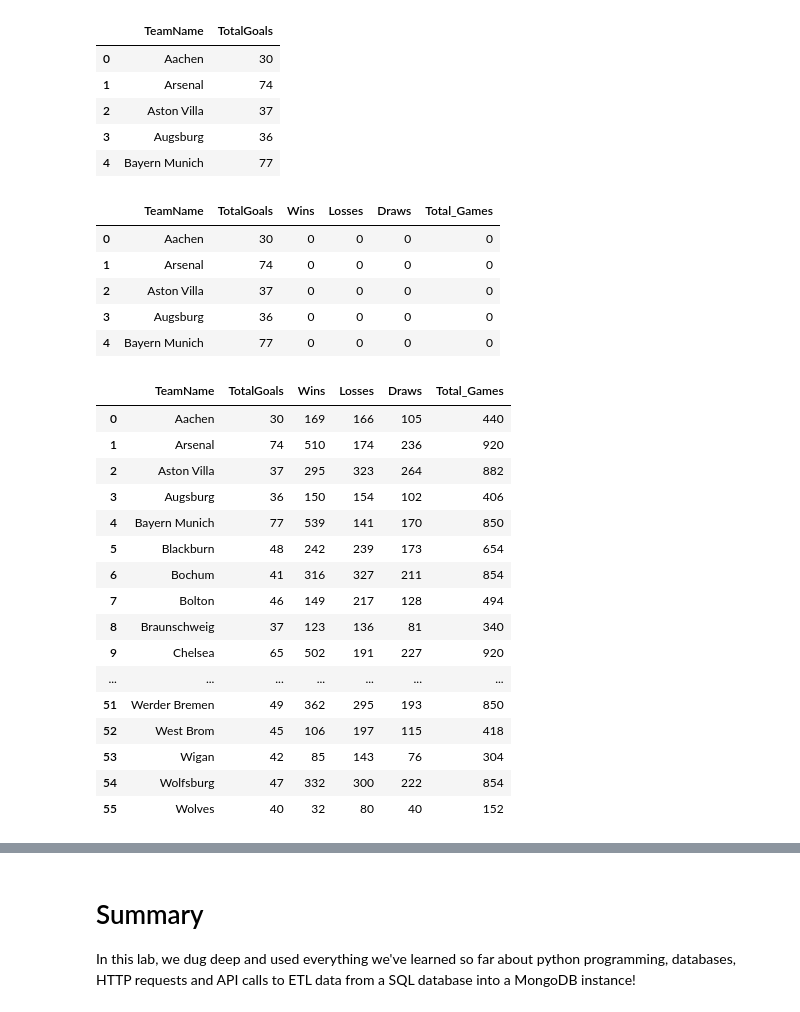
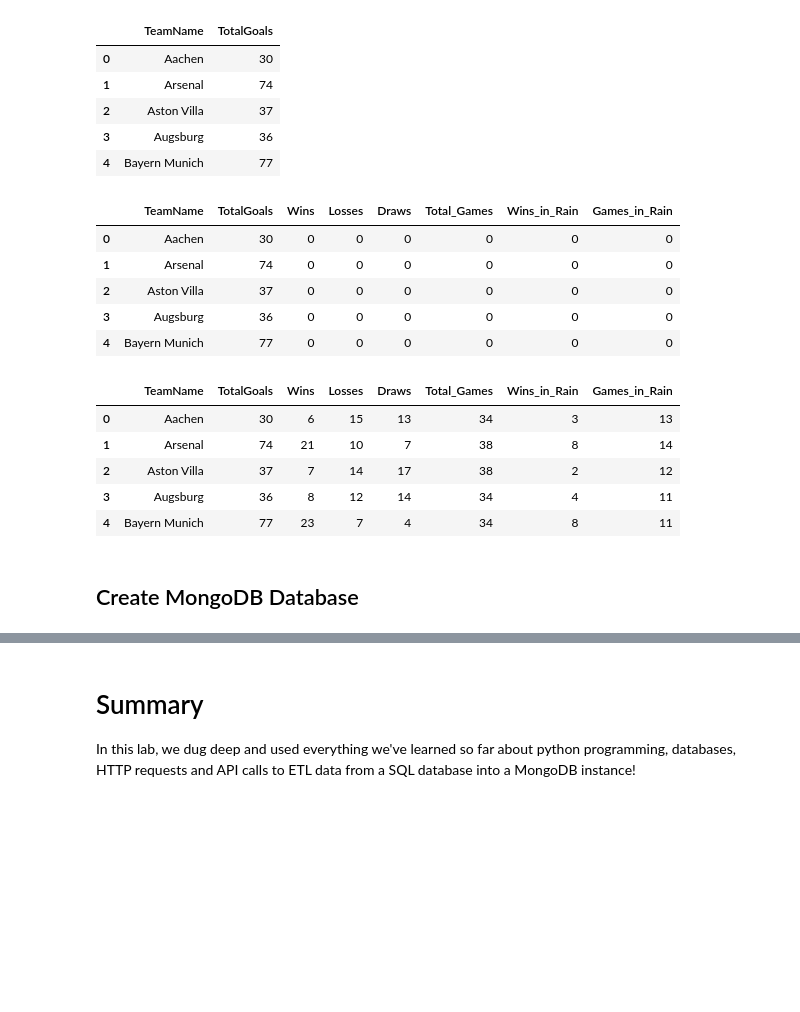
Before and after one commit to ajain1017/dsc-mod-2-lab-online-ds-pt-081219, a Jupyter notebook: index.ipynb, the cells around one changed output, grey strips where cells are left out. Cells and saved outputs as stored; diff of their text form; code cells hidden in the pictures; blank space fills up the shorter version.

```diff
--- a/index.ipynb
+++ b/index.ipynb
@@ -91,0 +102,4 @@ df_Matches.head()
+# %%
+df_Matches['Timestamp'] = np.nan
+for y in range(len(df_Matches)):
+    df_Matches.loc[[y],'Timestamp'] = (df_Matches['Date'].iloc[y].replace(tzinfo=timezone.utc).timestamp())
@@ -127,0 +146,11 @@ df_Unique_Teams.head()
+# %%
+df_Matches['Weather'] = np.nan
+for y in range(len(df_Matches)):
+    base_url = 'https://api.darksky.net/forecast/47e5f668133577877bde262eb2950de3/52.5200,13.4050,'
+    daily_url = base_url + str(df_Matches['Timestamp'].iloc[y])
+    daily_url = daily_url[:-2]
+    response = requests.get(daily_url)
+    match_json = response.json()
+    match_json.keys()
+    df_Matches.loc[[y],'Weather'] = match_json['daily']['data'][0]['icon']
+df_Matches.head()
@@ -169,20 +202,21 @@ df.head()
 | 3 | Augsburg | 36 |
 | 4 | Bayern Munich | 77 |
 # %%
-import numpy as np
 df['Wins'] = 0
 df['Losses'] = 0
 df['Draws'] = 0
 df['Total_Games'] = 0
+df['Wins_in_Rain'] = 0
+df['Games_in_Rain'] = 0
 # %%
 df.head()
 # %% [output]
-|  | TeamName | TotalGoals | Wins | Losses | Draws | Total_Games |
-| 0 | Aachen | 30 | 0 | 0 | 0 | 0 |
-| 1 | Arsenal | 74 | 0 | 0 | 0 | 0 |
-| 2 | Aston Villa | 37 | 0 | 0 | 0 | 0 |
-| 3 | Augsburg | 36 | 0 | 0 | 0 | 0 |
-| 4 | Bayern Munich | 77 | 0 | 0 | 0 | 0 |
+|  | TeamName | TotalGoals | Wins | Losses | Draws | Total_Games | Wins_in_Rain | Games_in_Rain |
+| 0 | Aachen | 30 | 0 | 0 | 0 | 0 | 0 | 0 |
+| 1 | Arsenal | 74 | 0 | 0 | 0 | 0 | 0 | 0 |
+| 2 | Aston Villa | 37 | 0 | 0 | 0 | 0 | 0 | 0 |
+| 3 | Augsburg | 36 | 0 | 0 | 0 | 0 | 0 | 0 |
+| 4 | Bayern Munich | 77 | 0 | 0 | 0 | 0 | 0 | 0 |
 # %%
 for y in range(len(df_Matches)):
     idxh = df[df['TeamName'] == df_Matches.iloc[y]['HomeTeam']].index.tolist()
@@ -192,33 +226,35 @@ for y in range(len(df_Matches)):
         df.loc[idxh,'Total_Games'] = df['Total_Games'][idxh] + 1
         df.loc[idxa,'Losses'] = df['Losses'][idxa] + 1
         df.loc[idxa,'Total_Games'] = df['Total_Games'][idxa] + 1
+        if df_Matches.iloc[y]['Weather'] == 'rain':
+            df.loc[idxh,'Wins_in_Rain'] = df['Wins_in_Rain'][idxh] + 1
+            df.loc[idxh,'Games_in_Rain'] = df['Games_in_Rain'][idxh] + 1
+            df.loc[idxa,'Games_in_Rain'] = df['Games_in_Rain'][idxa] + 1
     elif df_Matches.iloc[y]['FTR'] == 'D':
         df.loc[idxh,'Draws'] = df['Draws'][idxh] + 1
         df.loc[idxh,'Total_Games'] = df['Total_Games'][idxh] + 1
         df.loc[idxa,'Draws'] = df['Draws'][idxa] + 1
         df.loc[idxa,'Total_Games'] = df['Total_Games'][idxa] + 1
+        if df_Matches.iloc[y]['Weather'] == 'rain':
+            df.loc[idxh,'Games_in_Rain'] = df['Games_in_Rain'][idxh] + 1
+            df.loc[idxa,'Games_in_Rain'] = df['Games_in_Rain'][idxa] + 1
     else:
         df.loc[idxh,'Losses'] = df['Losses'][idxh] + 1
         df.loc[idxh,'Total_Games'] = df['Total_Games'][idxh] + 1
         df.loc[idxa,'Wins'] = df['Wins'][idxa] + 1
         df.loc[idxa,'Total_Games'] = df['Total_Games'][idxa] + 1
+        if df_Matches.iloc[y]['Weather'] == 'rain':
+            df.loc[idxa,'Wins_in_Rain'] = df['Wins_in_Rain'][idxa] + 1
+            df.loc[idxa,'Games_in_Rain'] = df['Games_in_Rain'][idxa] + 1
+            df.loc[idxh,'Games_in_Rain'] = df['Games_in_Rain'][idxh] + 1
 # %%
-df
+df.head()
 # %% [output]
-|  | TeamName | TotalGoals | Wins | Losses | Draws | Total_Games |
-| 0 | Aachen | 30 | 169 | 166 | 105 | 440 |
-| 1 | Arsenal | 74 | 510 | 174 | 236 | 920 |
-| 2 | Aston Villa | 37 | 295 | 323 | 264 | 882 |
-| 3 | Augsburg | 36 | 150 | 154 | 102 | 406 |
-| 4 | Bayern Munich | 77 | 539 | 141 | 170 | 850 |
-| 5 | Blackburn | 48 | 242 | 239 | 173 | 654 |
-| 6 | Bochum | 41 | 316 | 327 | 211 | 854 |
-| 7 | Bolton | 46 | 149 | 217 | 128 | 494 |
-| 8 | Braunschweig | 37 | 123 | 136 | 81 | 340 |
-| 9 | Chelsea | 65 | 502 | 191 | 227 | 920 |
-| ... | ... | ... | ... | ... | ... | ... |
-| 51 | Werder Bremen | 49 | 362 | 295 | 193 | 850 |
-| 52 | West Brom | 45 | 106 | 197 | 115 | 418 |
-| 53 | Wigan | 42 | 85 | 143 | 76 | 304 |
-| 54 | Wolfsburg | 47 | 332 | 300 | 222 | 854 |
-| 55 | Wolves | 40 | 32 | 80 | 40 | 152 |
+|  | TeamName | TotalGoals | Wins | Losses | Draws | Total_Games | Wins_in_Rain | Games_in_Rain |
+| 0 | Aachen | 30 | 6 | 15 | 13 | 34 | 3 | 13 |
+| 1 | Arsenal | 74 | 21 | 10 | 7 | 38 | 8 | 14 |
+| 2 | Aston Villa | 37 | 7 | 14 | 17 | 38 | 2 | 12 |
+| 3 | Augsburg | 36 | 8 | 12 | 14 | 34 | 4 | 11 |
+| 4 | Bayern Munich | 77 | 23 | 7 | 4 | 34 | 8 | 11 |
+# %% [markdown]
+## Create MongoDB Database
```
Also changed, not shown: parts of 16 cells of this notebook.
